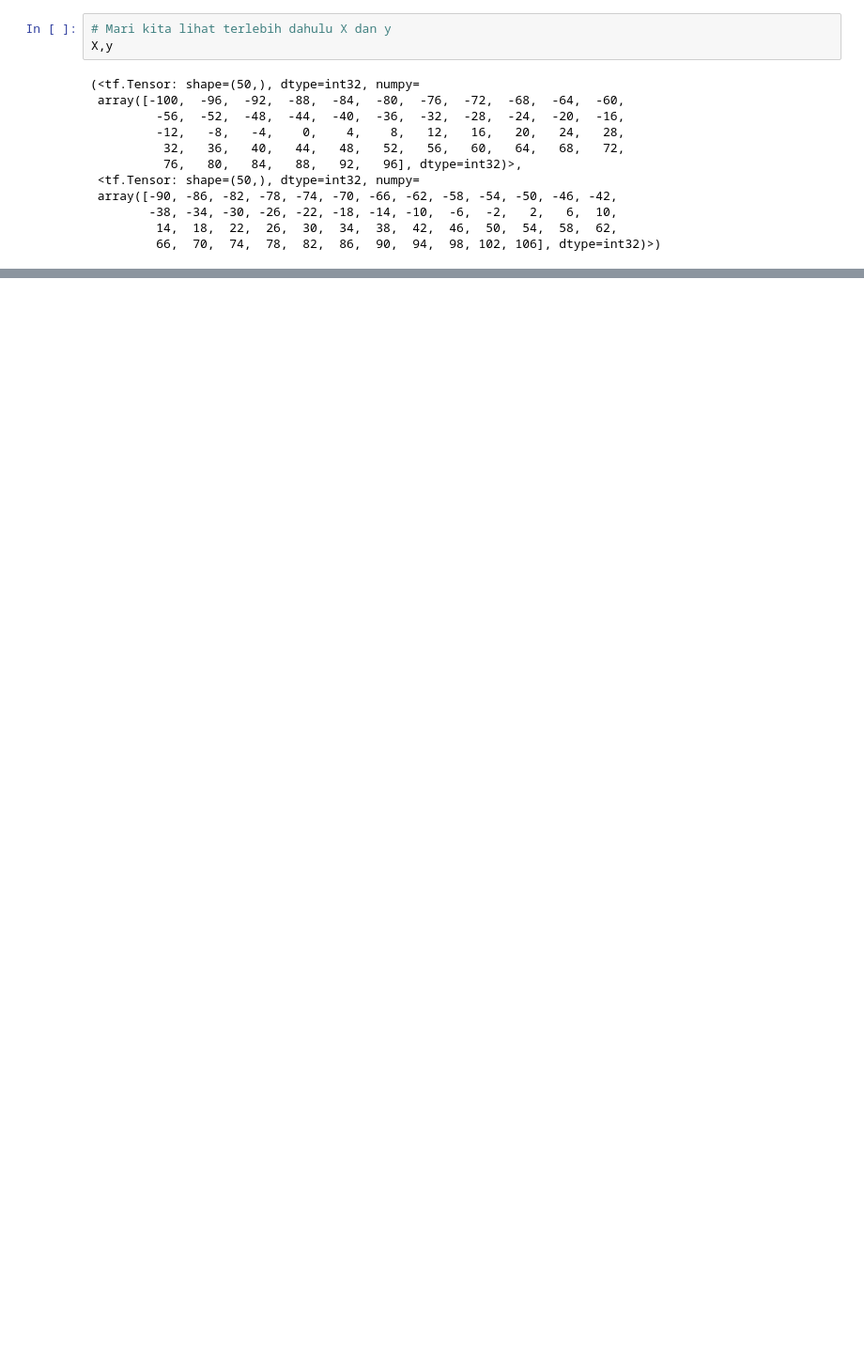
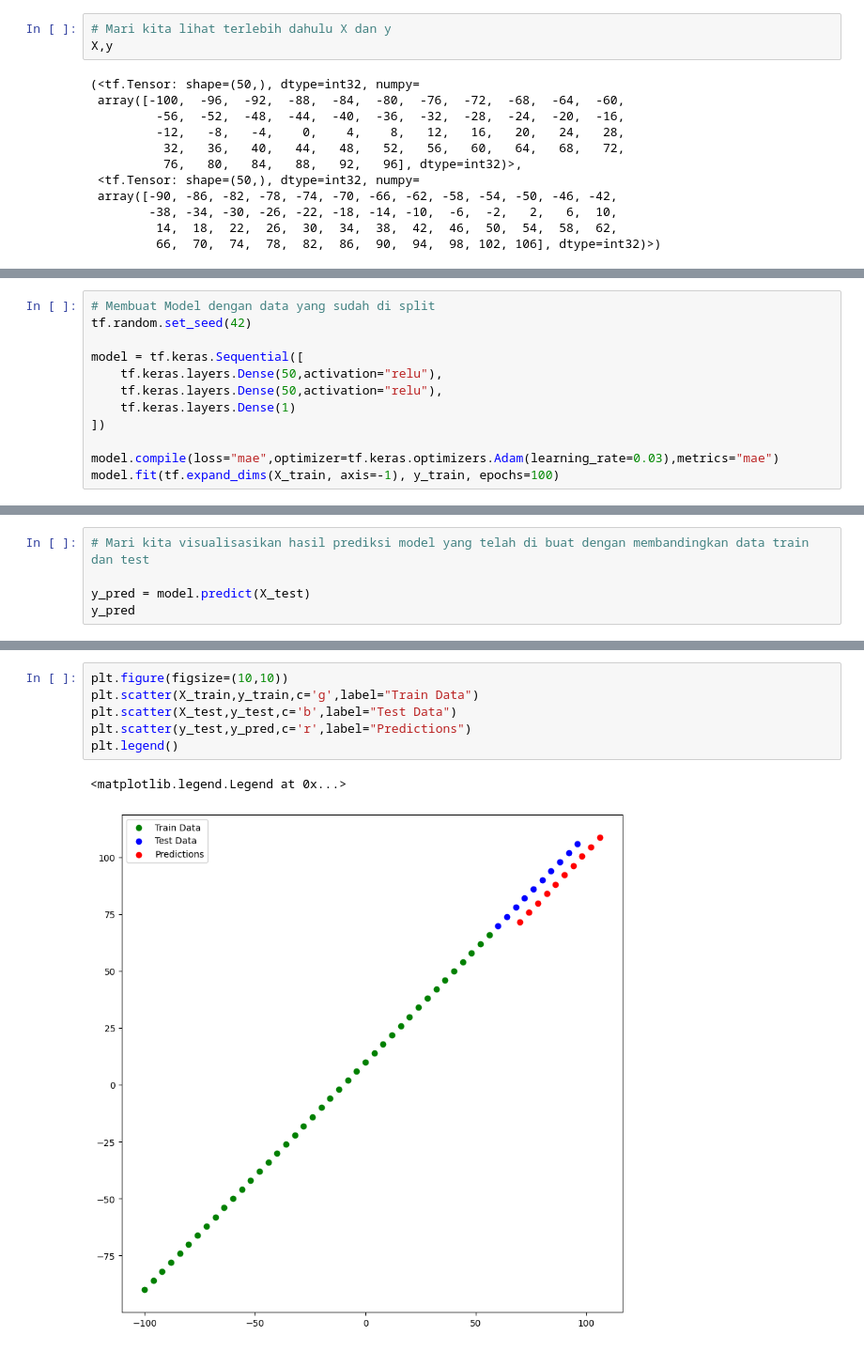
Before and after one commit to naufalahnaf17/tensorflow-learning, a Jupyter notebook: 00_tensorflow_regression_model.ipynb, the cells around one changed output, grey strips where cells are left out. Shown: that part at 94% size. Cells and saved outputs as stored; diff of their text form; blank space fills up the shorter version.

```diff
--- a/00_tensorflow_regression_model.ipynb
+++ b/00_tensorflow_regression_model.ipynb
@@ -382,0 +409,12 @@ array([[109.99686]], dtype=float32)
+# %%
+# Membuat Model dengan data yang sudah di split
+tf.random.set_seed(42)
+
+model = tf.keras.Sequential([
+    tf.keras.layers.Dense(50,activation="relu"),
+    tf.keras.layers.Dense(50,activation="relu"),
+    tf.keras.layers.Dense(1)
+])
+
+model.compile(loss="mae",optimizer=tf.keras.optimizers.Adam(learning_rate=0.03),metrics="mae")
+model.fit(tf.expand_dims(X_train, axis=-1), y_train, epochs=100)
@@ -382,0 +445,5 @@ array([[109.99686]], dtype=float32)
+# %%
+# Mari kita visualisasikan hasil prediksi model yang telah di buat dengan membandingkan data train dan test
+
+y_pred = model.predict(X_test)
+y_pred
@@ -382,0 +462,9 @@ array([[109.99686]], dtype=float32)
+# %%
+plt.figure(figsize=(10,10))
+plt.scatter(X_train,y_train,c='g',label="Train Data")
+plt.scatter(X_test,y_test,c='b',label="Test Data")
+plt.scatter(y_test,y_pred,c='r',label="Predictions")
+plt.legend()
+# %% [output]
+<matplotlib.legend.Legend at 0x...>
+[figure, added]
```
Also changed, not shown: parts of 22 cells of this notebook.
